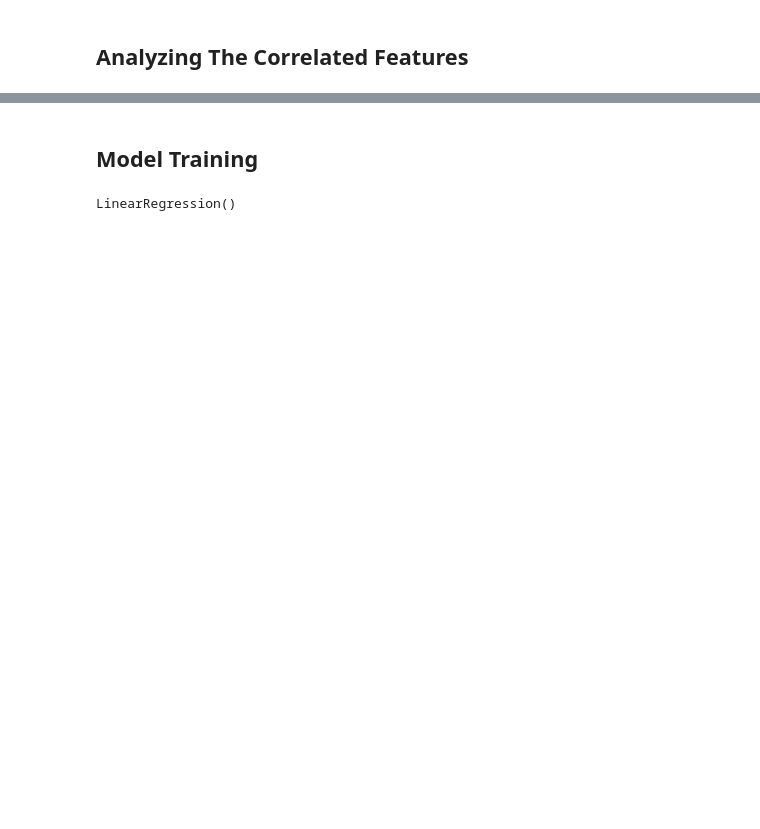
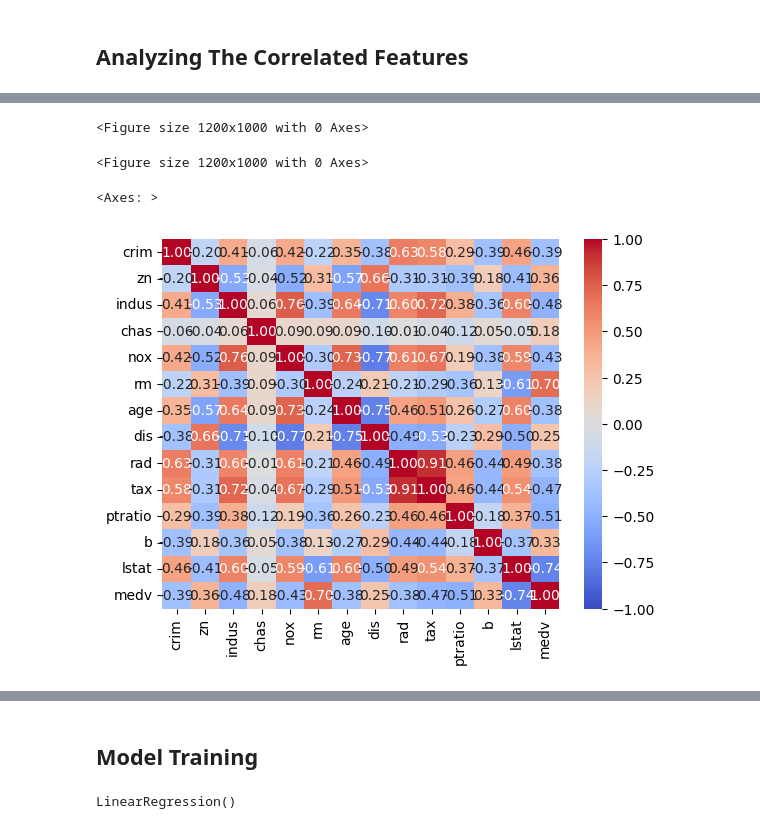
Before and after one commit to RenukaAthole/housepricing, a Jupyter notebook: Linear Regression ML Implementation.ipynb, the cells around one changed output, grey strips where cells are left out. Drawn from its saved outputs; the diff is of its cells as text; code cells hidden in the pictures; blank space fills up the shorter version.

```diff
--- a/Linear Regression ML Implementation.ipynb
+++ b/Linear Regression ML Implementation.ipynb
@@ -319,0 +182,4 @@ X_test=scaler.transform(X_test)
+# %%
+
+# Calculate the correlation matrix
+corr_matrix = boston.corr()
@@ -319,0 +226,13 @@ X_test=scaler.transform(X_test)
+# %%
+
+# Set up the matplotlib figure
+plt.figure(figsize=(12, 10))
+# %% [output]
+<Figure size 1200x1000 with 0 Axes>
+<Figure size 1200x1000 with 0 Axes>
+# %%
+# Draw the heatmap
+sns.heatmap(corr_matrix, annot=True, fmt=".2f", cmap='coolwarm', vmin=-1, vmax=1)
+# %% [output]
+<Axes: >
+[figure, added]
```
Also changed, not shown: parts of 73 cells of this notebook, 8 other files.
